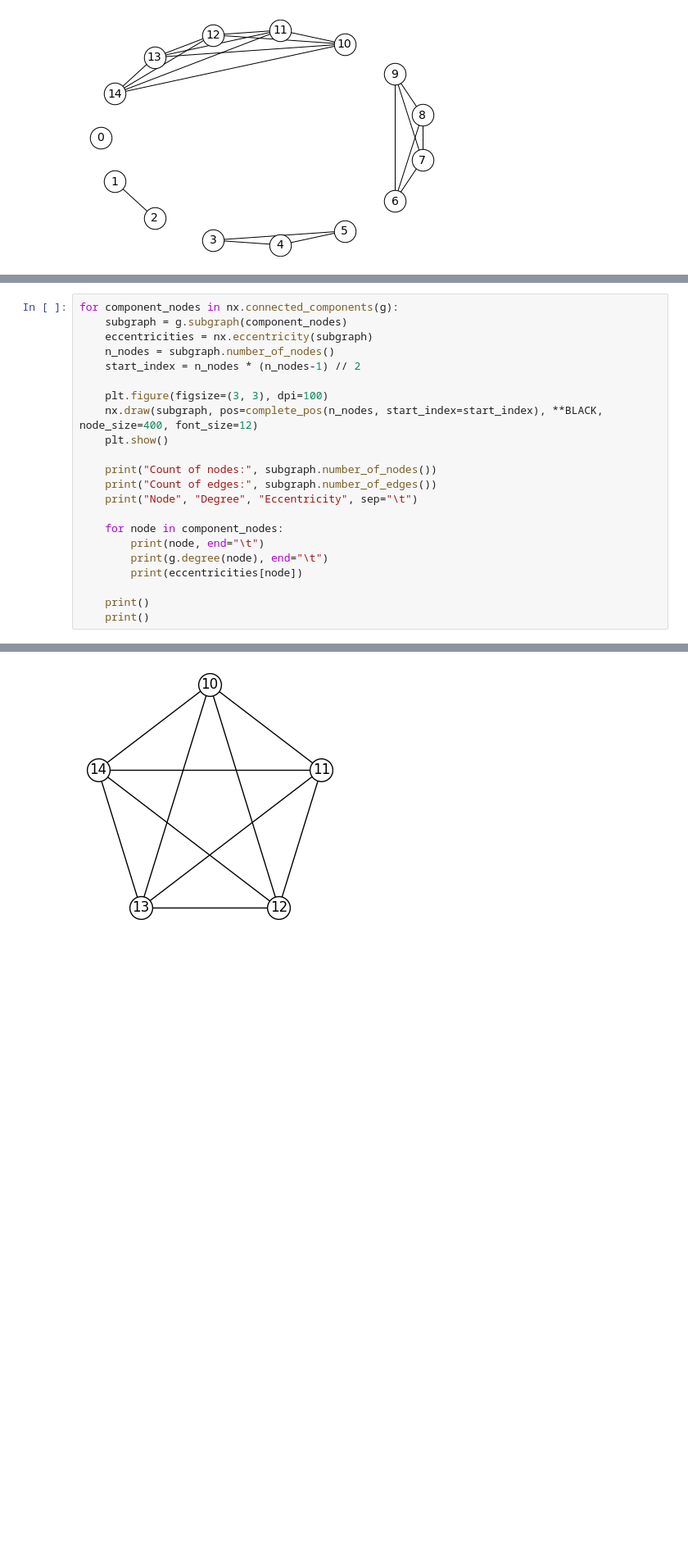
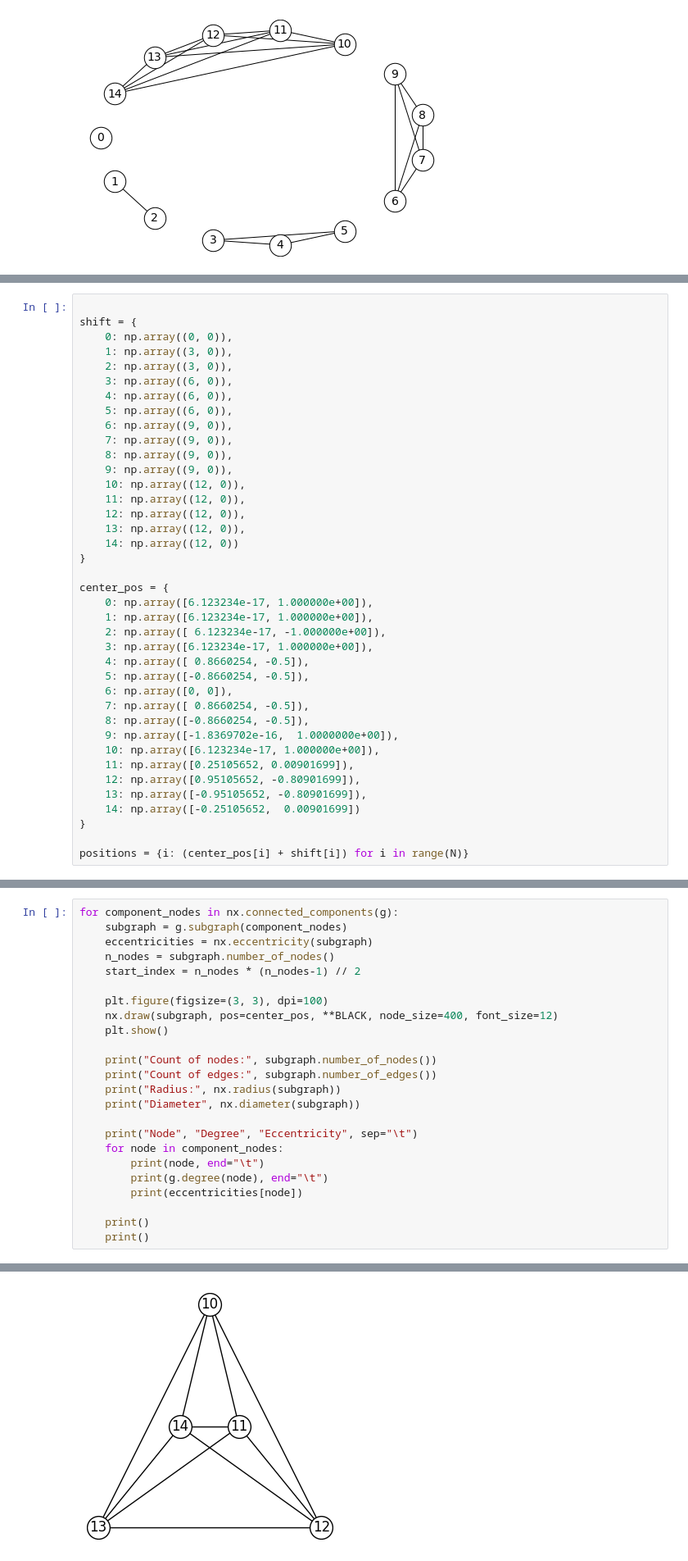
Before and after one commit to egolovko/lab4, a Jupyter notebook: Lab4, 70.ipynb, the cells around one changed output, grey strips where cells are left out. Shown: that part at 82% size. Cells and saved outputs as stored; diff of their text form; blank space fills up the shorter version.

Commit message:
Change nodes coordinates, add radius and diamter

```diff
--- a/Lab4, 70.ipynb
+++ b/Lab4, 70.ipynb
@@ -98,2 +28,41 @@ def completed_components_pos(k, compontnts_distance, radius=1):
+# %%
+
+shift = {
+    0: np.array((0, 0)),
+    1: np.array((3, 0)),
+    2: np.array((3, 0)),
+    3: np.array((6, 0)),
+    4: np.array((6, 0)),
+    5: np.array((6, 0)),
+    6: np.array((9, 0)),
+    7: np.array((9, 0)),
+    8: np.array((9, 0)),
+    9: np.array((9, 0)),
+    10: np.array((12, 0)),
+    11: np.array((12, 0)),
+    12: np.array((12, 0)),
+    13: np.array((12, 0)),
+    14: np.array((12, 0))
+}
+
+center_pos = {
+    0: np.array([6.123234e-17, 1.000000e+00]),
+    1: np.array([6.123234e-17, 1.000000e+00]),
+    2: np.array([ 6.123234e-17, -1.000000e+00]),
+    3: np.array([6.123234e-17, 1.000000e+00]),
+    4: np.array([ 0.8660254, -0.5]),
+    5: np.array([-0.8660254, -0.5]),
+    6: np.array([0, 0]),
+    7: np.array([ 0.8660254, -0.5]),
+    8: np.array([-0.8660254, -0.5]),
+    9: np.array([-1.8369702e-16,  1.0000000e+00]),
+    10: np.array([6.123234e-17, 1.000000e+00]),
+    11: np.array([0.25105652, 0.00901699]),
+    12: np.array([0.95105652, -0.80901699]),
+    13: np.array([-0.95105652, -0.80901699]),
+    14: np.array([-0.25105652,  0.00901699])
+}
+
+positions = {i: (center_pos[i] + shift[i]) for i in range(N)}
 # %%
 plt.figure(figsize=(30, 7), dpi=100)
@@ -108,13 +77,15 @@ for component_nodes in nx.connected_components(g):
     start_index = n_nodes * (n_nodes-1) // 2
 
     plt.figure(figsize=(3, 3), dpi=100)
-    nx.draw(subgraph, pos=complete_pos(n_nodes, start_index=start_index), **BLACK, node_size=400, font_size=12)
+    nx.draw(subgraph, pos=center_pos, **BLACK, node_size=400, font_size=12)
     plt.show()
 
     print("Count of nodes:", subgraph.number_of_nodes())
     print("Count of edges:", subgraph.number_of_edges())
+    print("Radius:", nx.radius(subgraph))
+    print("Diameter", nx.diameter(subgraph))
+
     print("Node", "Degree", "Eccentricity", sep="\t")
-
     for node in component_nodes:
         print(node, end="\t")
         print(g.degree(node), end="\t")
@@ -147,8 +126,8 @@ Count of edges: 6
 Node    Degree  Eccentricity
 8       3       1
 9       3       1
 6       3       1
 7       3       1
-[figure, old version]
+[figure, new version]
 Count of nodes: 5
 Count of edges: 10
```
Also changed, not shown: parts of 5 cells of this notebook, 1 other file.
